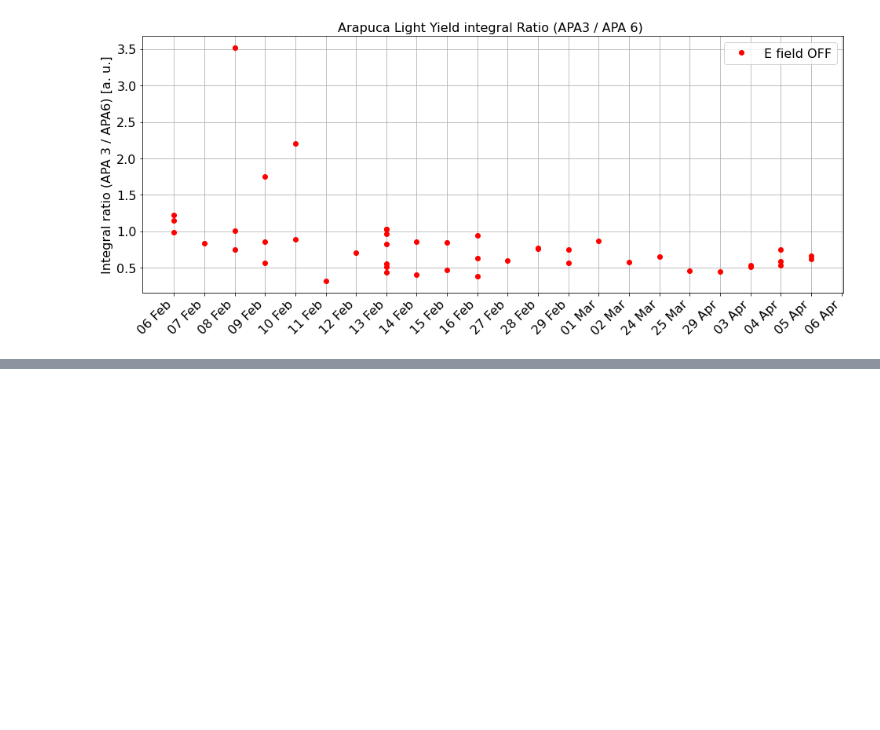
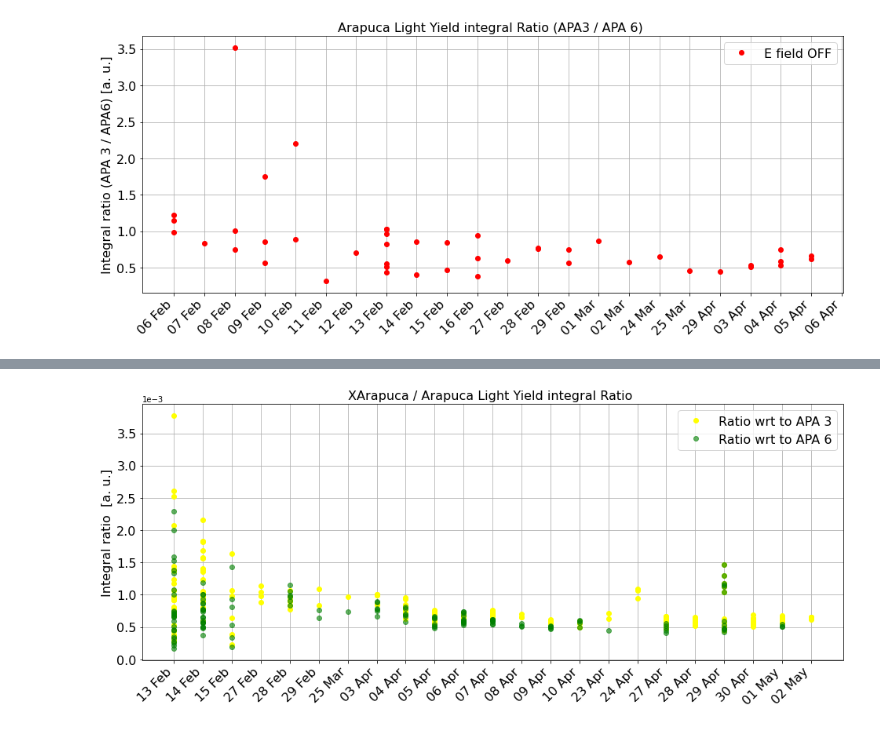
Before and after one commit to stbordoni/Arapuca, a Jupyter notebook: doIntegralPlots.ipynb, the cells around one changed output, grey strips where cells are left out. Cells and saved outputs as stored; diff of their text form; code cells hidden in the pictures; blank space fills up the shorter version.

Commit message:
adding other histo wrt XArapuca

```diff
--- a/doIntegralPlots.ipynb
+++ b/doIntegralPlots.ipynb
@@ -257,0 +260,7 @@ plt.show()
+# %%
+df_XA = pd.read_csv('./XArapuca_IntegralsSPE.txt', sep= ' ', header=None, index_col=0, names=['W/O quartz', 'W quartz', 'Date', 'Time'])
+
+df_XA['Date'] = pd.to_datetime(df_XA['Date'], format='%Y:%m:%d')
+df_XA['Date'] = df_XA['Date'].dt.strftime('%d %b')
+
+df_XA.head()
@@ -257,0 +274,9 @@ plt.show()
+# %%
+# create data frame with both XA infos and APA 3 (APA 6)
+
+df_XA_vs_APA3 = pd.merge(df_XA, df_apa3, how = 'inner', left_on=['Date'], right_on='Day/time')
+
+df_XA_vs_APA6 = pd.merge(df_XA, df_apa6, how = 'inner', left_on=['Date'], right_on='Day/time')
+
+
+df_XA_vs_APA6.head()
@@ -257,0 +290,20 @@ plt.show()
+# %%
+plt.figure(figsize=(16,6))
+
+plt.title('XArapuca / Arapuca Light Yield integral Ratio ', fontsize=16)
+plt.errorbar(x=df_XA_vs_APA3['Day/time'], y=df_XA_vs_APA3['W/O quartz']/df_XA_vs_APA3['Integral'], fmt='o', color='yellow', ecolor='lightgray', elinewidth=3, capsize=0, label = 'Ratio wrt to APA 3')
+
+plt.errorbar(x=df_XA_vs_APA6['Day/time'], y=df_XA_vs_APA6['W/O quartz']/df_XA_vs_APA6['Integral'], fmt='o', color='green', ecolor='lightgray', elinewidth=3, capsize=0, alpha = 0.6, label = 'Ratio wrt to APA 6')
+
+
+plt.ylabel('Integral ratio  [a. u.]', fontsize=16)
+plt.ticklabel_format(axis='y', style="sci", scilimits=(0,0))
+plt.xticks(rotation=45, fontsize=16, horizontalalignment="right")
+plt.yticks(fontsize=16)
+
+plt.legend(fontsize=16)
+
+plt.grid()
+plt.show()
+# %% [output]
+[figure, added]
```
Also changed, not shown: parts of 3 cells of this notebook.
